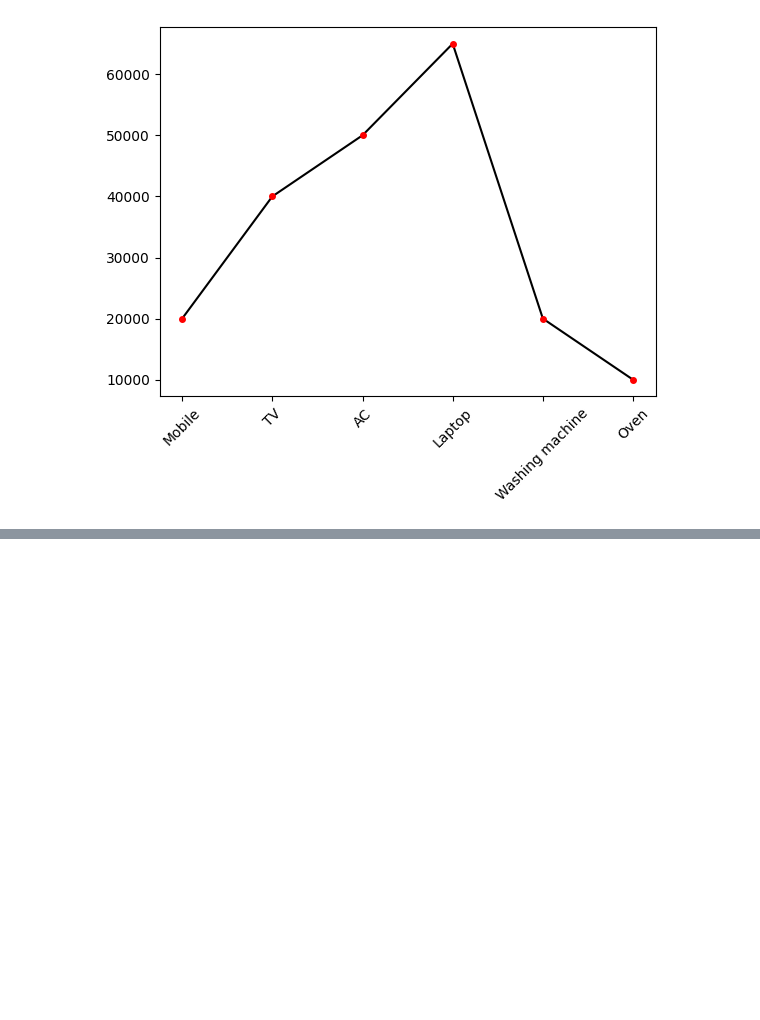
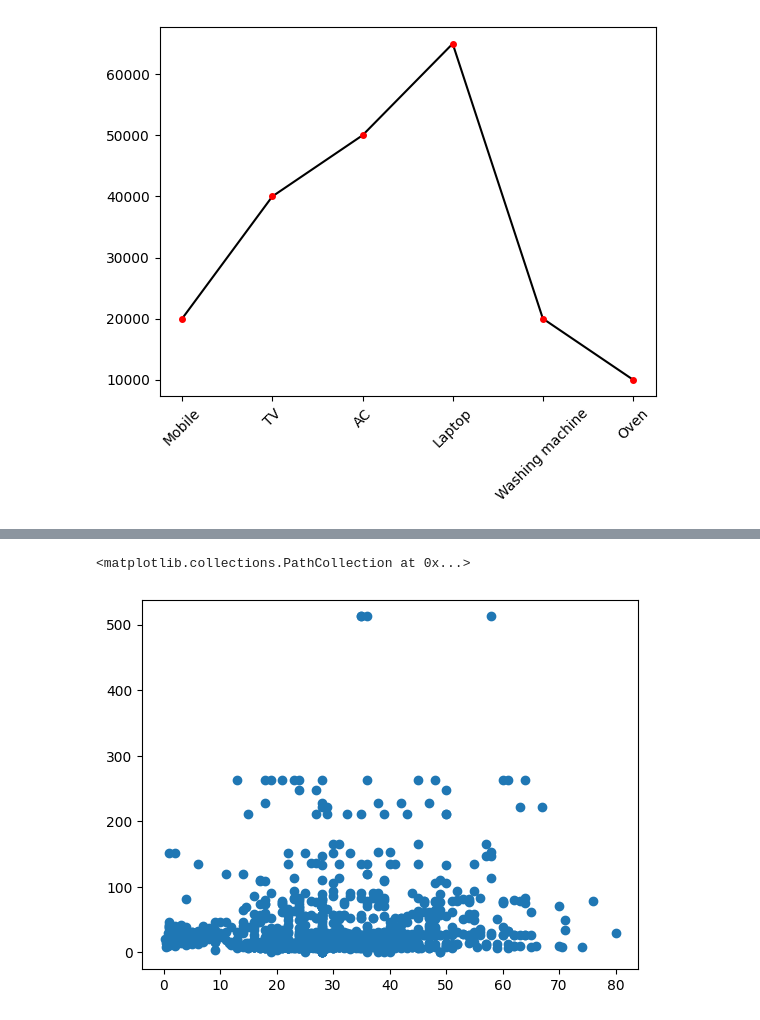
Before and after one commit to syed-khader/learning-python-libraries, a Jupyter notebook: visualization.ipynb, the cells around one changed output, grey strips where cells are left out. Cells and saved outputs as stored; diff of their text form; code cells hidden in the pictures; blank space fills up the shorter version.

```diff
--- a/visualization.ipynb
+++ b/visualization.ipynb
@@ -91,0 +185,5 @@ plt.xticks(rotation=45)
+# %%
+plt.scatter(dft['age'],dft['fare'])
+# %% [output]
+<matplotlib.collections.PathCollection at 0x...>
+[figure, added]
```
Also changed, not shown: parts of 38 cells of this notebook.
